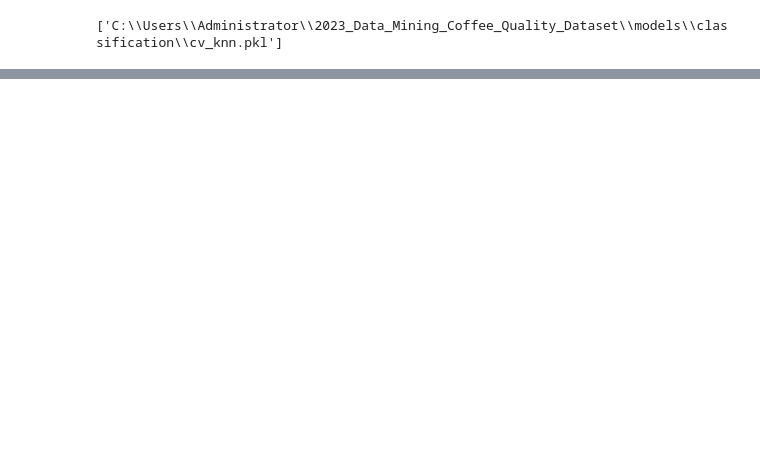
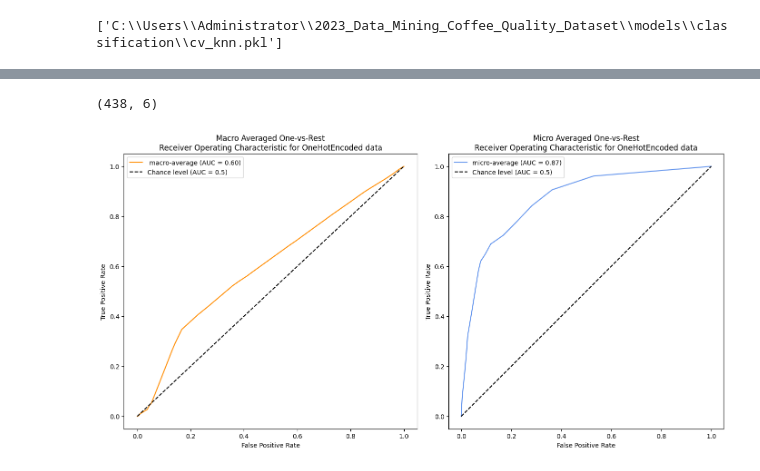
Before and after one commit to MATF-istrazivanje-podataka-1/2023_Data_Mining_Coffee_Quality_Dataset, a Jupyter notebook: models/classification/KNN.ipynb, the cells around one changed output, grey strips where cells are left out. Cells and saved outputs as stored; diff of their text form; code cells hidden in the pictures; blank space fills up the shorter version.

```diff
--- a/models/classification/KNN.ipynb
+++ b/models/classification/KNN.ipynb
@@ -665,0 +706,2 @@ joblib.dump(estimator.best_estimator_, r'C:\Users\Administrator\2023_Data_Mining
+# %%
+estimator_pca.fit(X_train1,y_train1)
@@ -665,0 +777,41 @@ joblib.dump(estimator.best_estimator_, r'C:\Users\Administrator\2023_Data_Mining
+# %%
+label_binarizer = LabelBinarizer().fit(y_train1)
+y_onehot_test1 = label_binarizer.transform(y_test1)
+y_onehot_test1.shape
+# %% [output]
+(438, 6)
+# %%
+fig, (ax1,ax2) = plt.subplots(nrows=1,ncols=2,figsize=(14, 7),layout="constrained" )
+y_score=estimator_pca.best_estimator_.fit(X_train1, y_train1).predict_proba(X_test1)
+fpr,tpr,roc_auc=macro_avg(y_onehot_test1,y_score)
+ax1.plot(
+    fpr,
+    tpr,
+    label=f" macro-average (AUC = {roc_auc:.2f})",
+    color="darkorange",
+
+
+)
+#y_score=knn_balanced.fit(X_resampled, Y_resampled).predict_proba(X_test)
+RocCurveDisplay.from_predictions(
+    y_onehot_test1.ravel(),
+    y_score.ravel(),
+    name="micro-average",
+    color="cornflowerblue",
+    plot_chance_level=True,
+    ax=ax2
+
+)
+ax1.plot([0, 1], [0, 1], label='Chance level (AUC = 0.5)', color='black',linestyle='dashed')
+plt.axis("square")
+ax1.set_xlabel("False Positive Rate")
+ax1.set_ylabel("True Positive Rate")
+ax2.set_xlabel("False Positive Rate")
+ax2.set_ylabel("True Positive Rate")
+ax1.set_title("Macro Averaged One-vs-Rest\nReceiver Operating Characteristic for OneHotEncoded data")
+ax2.set_title("Micro Averaged One-vs-Rest\nReceiver Operating Characteristic for OneHotEncoded data")
+ax1.legend()
+ax2.legend()
+plt.show()
+# %% [output]
+[figure, added]
```
Also changed, not shown: parts of 22 cells of this notebook, 3 other files.
